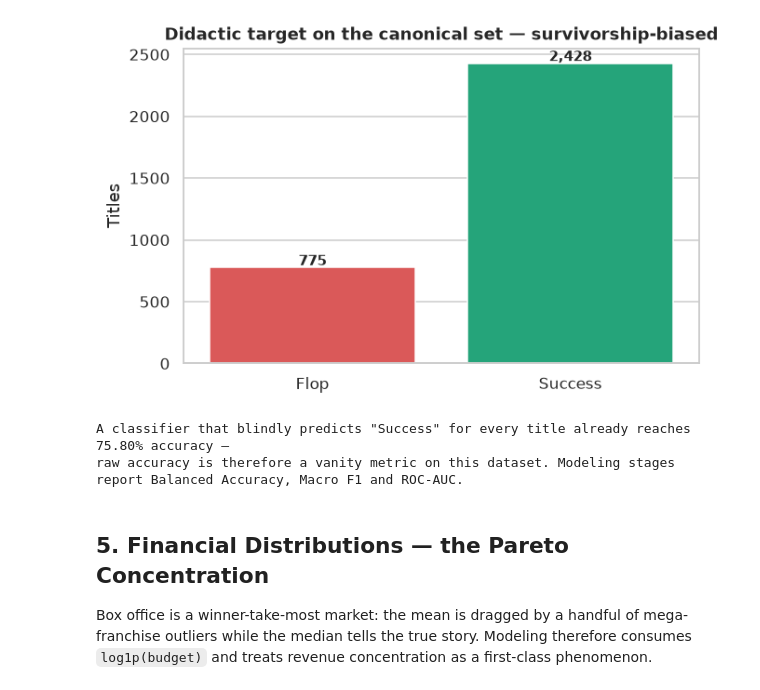
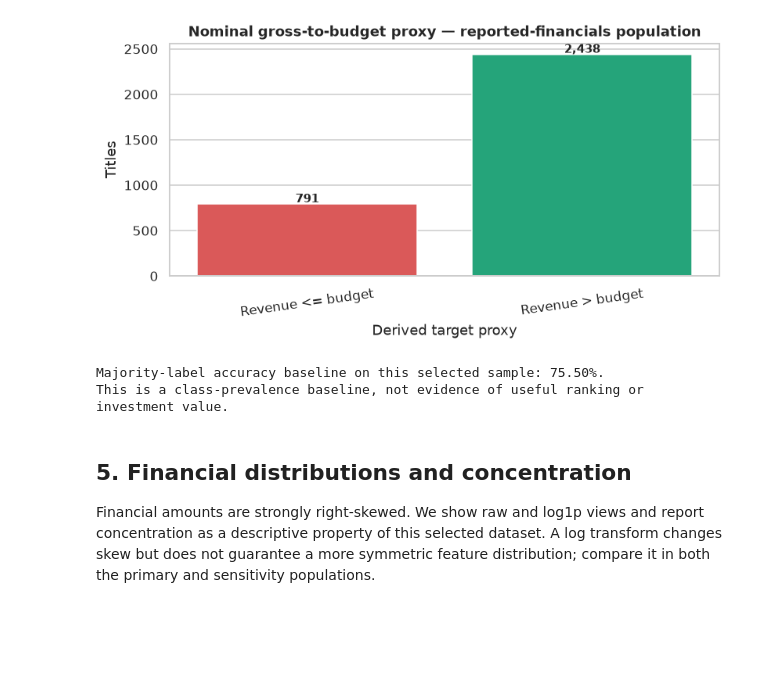
Before and after one commit to andreisugu/greenlight-ml, a Jupyter notebook: notebooks/01_exploratory_data_analysis.ipynb, the cells around one changed output. Cells and saved outputs as stored; diff of their text form; code cells hidden in the pictures; blank space fills up the shorter version.

```diff
--- a/notebooks/01_exploratory_data_analysis.ipynb
+++ b/notebooks/01_exploratory_data_analysis.ipynb
@@ -116,7 +90,9 @@ audit_stage1
 # %%
-df_theatrical = filter_clean_theatrical(df_raw)
-print('Stage 1 — theatrical-sample filter (budget > 0 AND revenue > 0):')
-print(f'  {n_raw:,} raw titles − {incomplete:,} incomplete ({incomplete / n_raw * 100:.2f}%) = {len(df_theatrical):,} commercially reported films')
-print(f'  Status audit inside the theatrical sample: {(df_theatrical["status"] != "Released").sum()} non-Released title(s) retained (has reported gross).')
-df_theatrical['status'].value_counts().to_frame('titles')
+df_reported = filter_reported_financials(df_raw)
+missing_or_nonpositive = len(df_raw) - len(df_reported)
+print('Primary population rule: budget > 0 and revenue > 0, both finite.')
+print(f'{len(df_raw):,} raw rows − {missing_or_nonpositive:,} excluded = {len(df_reported):,} rows with reported positive financials.')
+print('This rule does not establish release channel or commercial failure for excluded rows.')
+print('Status values among retained rows:')
+df_reported['status'].value_counts(dropna=False).to_frame('rows')
 # %% [output]
@@ -222,27 +182,27 @@ receipt
 # %%
-didactic_counts = df_model['target'].value_counts()
-labels = df_model['target'].map({0: 'Flop', 1: 'Success'})
-
-fig, ax = plt.subplots(figsize=(6.5, 4))
-sns.countplot(x=labels, hue=labels, order=['Flop', 'Success'], hue_order=['Flop', 'Success'],
-              palette={'Flop': PALETTE['flop'], 'Success': PALETTE['success']}, legend=False, ax=ax)
-ax.set_title('Didactic target on the canonical set — survivorship-biased')
-ax.set_xlabel(''); ax.set_ylabel('Titles')
-for i, count in enumerate([didactic_counts.get(0, 0), didactic_counts.get(1, 0)]):
+nominal_counts = df_reported['target_nominal'].value_counts().reindex([0, 1], fill_value=0)
+labels = df_reported['target_nominal'].map({0: 'Revenue <= budget', 1: 'Revenue > budget'})
+fig, ax = plt.subplots(figsize=(7.5, 4))
+sns.countplot(
+    x=labels, hue=labels, order=['Revenue <= budget', 'Revenue > budget'],
+    hue_order=['Revenue <= budget', 'Revenue > budget'],
+    palette={'Revenue <= budget': PALETTE['flop'], 'Revenue > budget': PALETTE['success']},
+    legend=False, ax=ax,
+)
+ax.set_title('Nominal gross-to-budget proxy — reported-financials population')
+ax.set_xlabel('Derived target proxy'); ax.set_ylabel('Titles')
+for i, count in enumerate([nominal_counts.get(0, 0), nominal_counts.get(1, 0)]):
     ax.text(i, count + 20, f'{count:,}', ha='center', fontsize=10, fontweight='bold')
-plt.show()
-
-print('A classifier that blindly predicts "Success" for every title already reaches '
-      f'{didactic_counts.get(1, 0) / len(df_model) * 100:.2f}% accuracy —')
-print('raw accuracy is therefore a vanity metric on this dataset. Modeling stages report Balanced Accuracy, Macro F1 and ROC-AUC.')
+plt.xticks(rotation=8)
+plt.tight_layout(); plt.show()
+print(f'Majority-label accuracy baseline on this selected sample: {nominal_counts.max() / len(df_reported) * 100:.2f}%.')
+print('This is a class-prevalence baseline, not evidence of useful ranking or investment value.')
 # %% [output]
-[figure, old version]
+[figure, new version]
-A classifier that blindly predicts "Success" for every title already reaches 75.80% accuracy —
-raw accuracy is therefore a vanity metric on this dataset. Modeling stages report Balanced Accuracy, Macro F1 and ROC-AUC.
+Majority-label accuracy baseline on this selected sample: 75.50%.
+This is a class-prevalence baseline, not evidence of useful ranking or investment value.
 # %% [markdown]
-## 5. Financial Distributions — the Pareto Concentration
+## 5. Financial distributions and concentration
 
-Box office is a winner-take-most market: the mean is dragged by a handful of mega-franchise
-outliers while the median tells the true story. Modeling therefore consumes `log1p(budget)`
-and treats revenue concentration as a first-class phenomenon.
+Financial amounts are strongly right-skewed. We show raw and log1p views and report concentration as a descriptive property of this selected dataset. A log transform changes skew but does not guarantee a more symmetric feature distribution; compare it in both the primary and sensitivity populations.
 # %%
```
Also changed, not shown: parts of 26 cells of this notebook, 15 other files.
